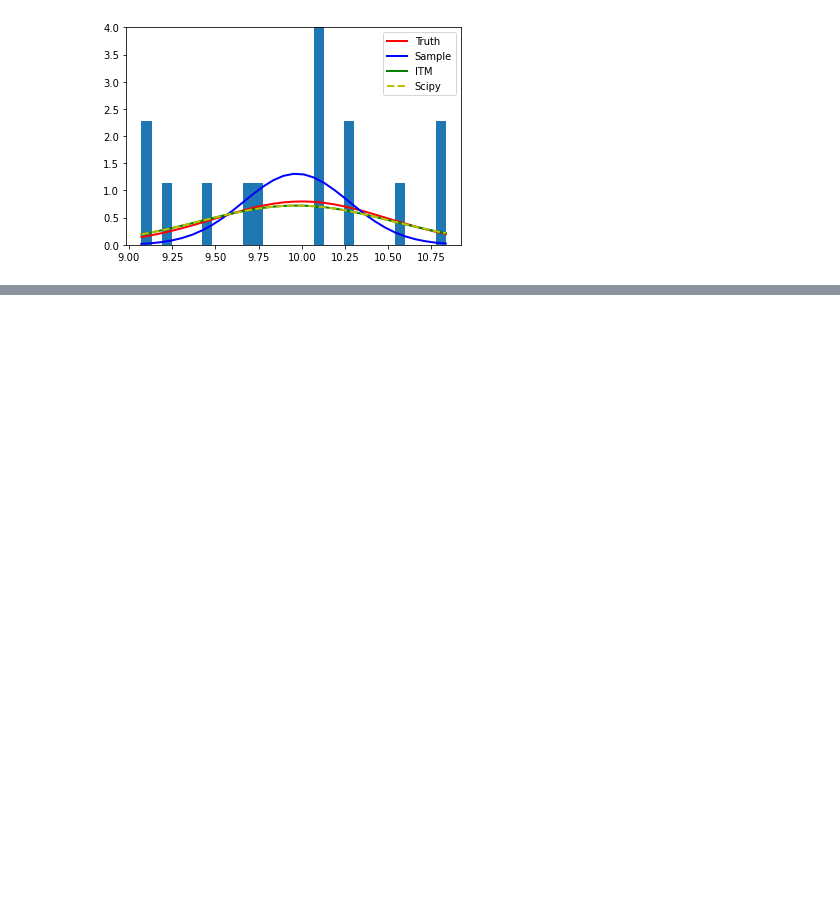
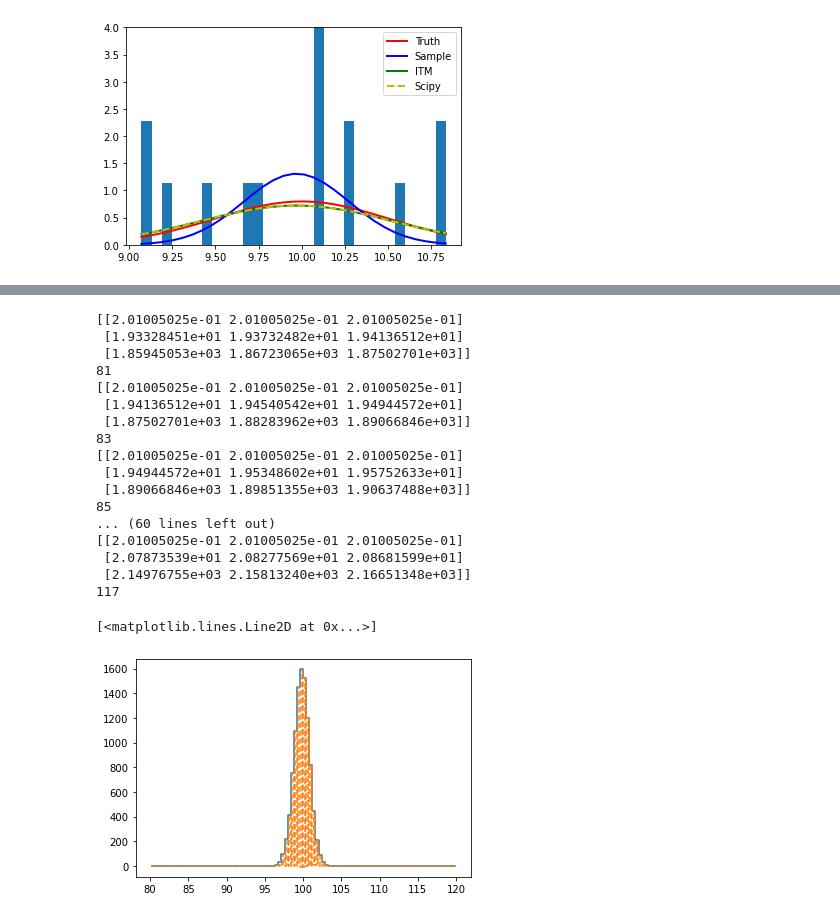
Before and after one commit to MeighenBergerS/inthemoment, a Jupyter notebook: examples/example.ipynb, the cells around one changed output, grey strips where cells are left out. Saved outputs shown, nothing was run; the diff lists cells and outputs as text; code cells hidden in the pictures; blank space fills up the shorter version.

```diff
--- a/examples/example.ipynb
+++ b/examples/example.ipynb
@@ -83,0 +107,32 @@ plt.step(new_grid, new_counts)
+# %%
+old_grid_edges = np.linspace(80., 120., 100)
+old_grid = (old_grid_edges[1:] + old_grid_edges[:-1]) / 2.
+v = np.random.normal(size=10000) + 100
+count, bins = np.histogram(v, bins=old_grid_edges)
+new_grid_edges = np.linspace(80., 120., 200)
+new_counts, new_grid, new_widths, new_edges = itm.rebin(
+    count, old_grid, new_grid_edges,
+    binning_scheme="Lin", negatives=True
+)
+plt.step(old_grid, count)
+plt.step(new_grid, new_counts, ls='--')
+# %% [output]
+[[2.01005025e-01 2.01005025e-01 2.01005025e-01]
+ [1.93328451e+01 1.93732482e+01 1.94136512e+01]
+ [1.85945053e+03 1.86723065e+03 1.87502701e+03]]
+81
+[[2.01005025e-01 2.01005025e-01 2.01005025e-01]
+ [1.94136512e+01 1.94540542e+01 1.94944572e+01]
+ [1.87502701e+03 1.88283962e+03 1.89066846e+03]]
+83
+[[2.01005025e-01 2.01005025e-01 2.01005025e-01]
+ [1.94944572e+01 1.95348602e+01 1.95752633e+01]
+ [1.89066846e+03 1.89851355e+03 1.90637488e+03]]
+85
+... (60 lines left out)
+[[2.01005025e-01 2.01005025e-01 2.01005025e-01]
+ [2.07873539e+01 2.08277569e+01 2.08681599e+01]
+ [2.14976755e+03 2.15813240e+03 2.16651348e+03]]
+117
+[<matplotlib.lines.Line2D at 0x...>]
+[figure, added]
```
Also changed, not shown: parts of 6 cells of this notebook, 1 other file.
